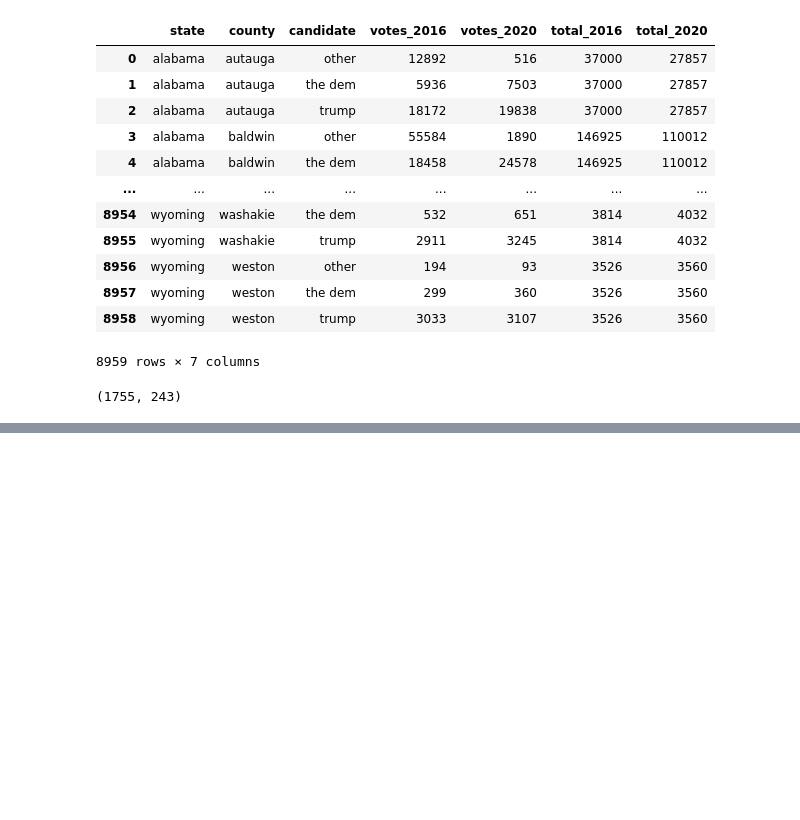
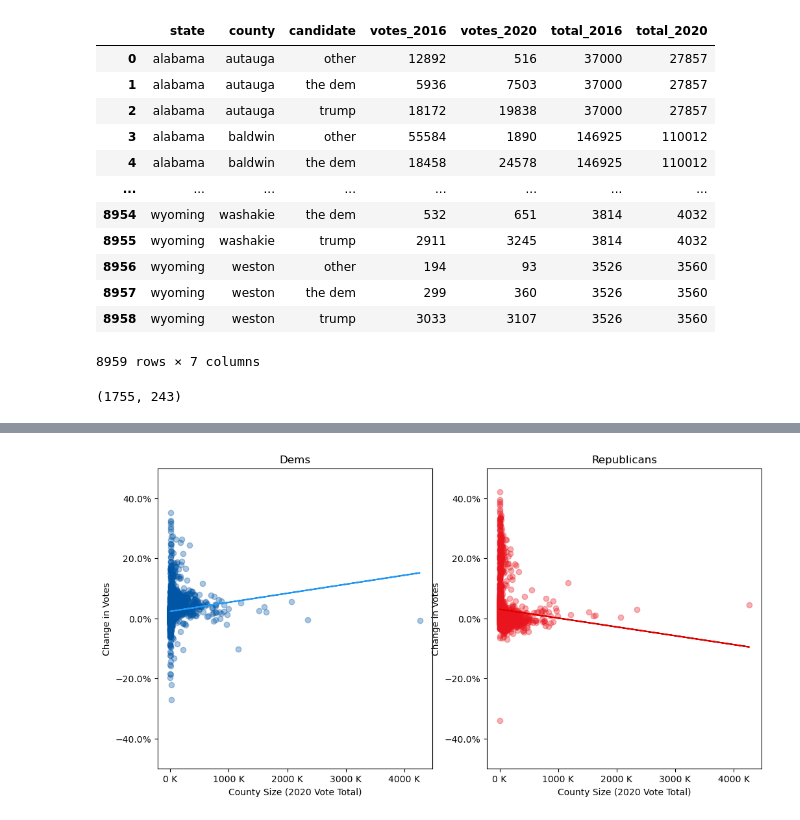
Before and after one commit to rmathena79/democracy, a Jupyter notebook: democracy.ipynb, the cells around one changed output, grey strips where cells are left out. Saved outputs shown, nothing was run; the diff lists cells and outputs as text; code cells hidden in the pictures; blank space fills up the shorter version.

```diff
--- a/democracy.ipynb
+++ b/democracy.ipynb
@@ -7,6 +8,12 @@ import pandas as pd
 import matplotlib as mpl
 import matplotlib.pyplot as plt
 from zipfile import ZipFile
+# %%
+# Helpful constants
+COLOR_DEM_BLUE = "#0055A4"
+COLOR_DEM_LIGHT_BLUE = "#2196F3"
+COLOR_REP_RED = "#E9141D"
+COLOR_REP_LIGHT_RED = "#de0100"
 # %%
 def print_df_overview(df, title):
     print(f"{title} DF Head:")
@@ -292,0 +370,26 @@ plt.show()
+# %%
+#Scatterplot showing relationship between county size and gain for party
+def scatter_party(subplot, candidate_str, title, color, trendcolor):
+    slice = combo_df.loc[combo_df["candidate"] == candidate_str]
+    x = slice["total_2020"] / 1000
+    y = slice["pct_change"]
+    subplot.scatter(x, y, color=color, alpha=0.33)
+    subplot.set_title(title)
+
+    subplot.yaxis.set_major_formatter(mpl.ticker.StrMethodFormatter("{x:.1%}"))
+    subplot.xaxis.set_major_formatter(mpl.ticker.StrMethodFormatter("{x:.0f} K"))
+    subplot.set_title(title)
+    subplot.set_ylabel("Change in Votes")
+    subplot.set_xlabel("County Size (2020 Vote Total)")
+    subplot.set_ylim((-.5, 0.5))
+
+    z = np.polyfit(list(x), list(y), 1)
+    p = np.poly1d(z)
+    subplot.plot(x,p(x),trendcolor)
+
+fig, (ax1, ax2) = plt.subplots(nrows=1,ncols=2,figsize=(12,6))
+scatter_party(ax1, "the dem", "Dems", COLOR_DEM_BLUE, COLOR_DEM_LIGHT_BLUE)
+scatter_party(ax2, "trump", "Republicans", COLOR_REP_RED, COLOR_REP_LIGHT_RED)
+plt.show()
+# %% [output]
+[figure, added]
```
Also changed, not shown: parts of 4 cells of this notebook, 1 other file.
